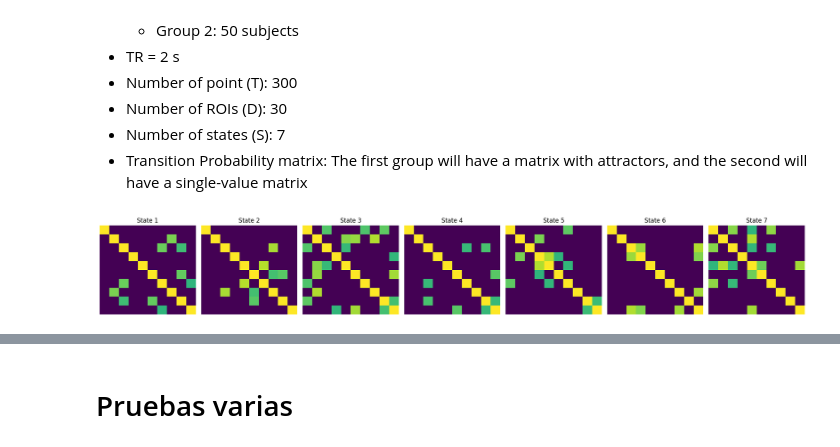
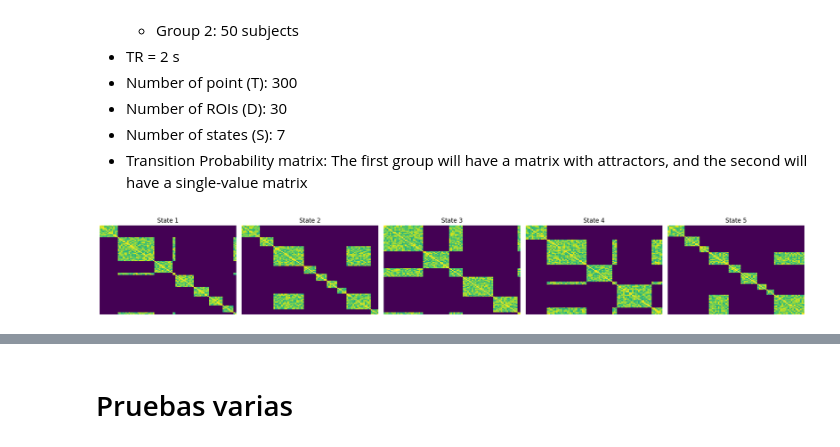
Before and after one commit to JSantis5/Dynamic_Embedding, a Jupyter notebook: Data_Generation.ipynb, the cells around one changed output, grey strips where cells are left out. Saved outputs shown, nothing was run; the diff lists cells and outputs as text; code cells hidden in the pictures.

```diff
--- a/Data_Generation.ipynb
+++ b/Data_Generation.ipynb
@@ -399,12 +382,13 @@ TR = 2.0
 T  = 300
 timeline = np.arange(0, T*TR, TR)     # N_pts = T
 
-n_subjects1 = 400
+n_subjects1 = 200
 n_subjects2 = 50
 
 # Dwell times
 # Longer
-dur_params1 = [(4,5,8),(4,6,9),(5,7,9),(5,6,7),(5,6,9),(4,6,7),(4,6,8)] # Vidaurre et al "Brain network dynamics are hierarchically organized in time", 2017
+#dur_params1 = [(4,5,8),(4,6,9),(5,7,9),(5,6,7),(5,6,9),(4,6,7),(4,6,8)] # Vidaurre et al "Brain network dynamics are hierarchically organized in time", 2017
+dur_params1 = [(5,7,9)]*7
 # Shorter
 dur_params2 = [(4,5,6)]*7
 # States of Group 2
@@ -416,13 +400,18 @@ sep_bwn_ons = 7#################
 
 #Transition matrix################################
 
-P = np.array([[0. , 0.21, 0.22, 0.18, 0.21, 0.1, 0.08],
-    [0.1, 0., 0.27, 0.17, 0.09, 0.2, 0.17],
-    [0.12, 0.16, 0., 0.27, 0.09, 0.19, 0.17],
-    [0.13, 0.18, 0.26, 0., 0.11, 0.12, 0.2],
-    [0.11, 0.18, 0.12, 0.15, 0. , 0.17, 0.27],
-    [0.13, 0.18, 0.12, 0.21, 0.12, 0. ,  0.24],
-    [0.18, 0.18, 0.17, 0.17, 0.11, 0.19, 0.  ]])
+# P = np.array([[0. , 0.21, 0.22, 0.18, 0.21, 0.1, 0.08],
+#     [0.1, 0., 0.27, 0.17, 0.09, 0.2, 0.17],
+#     [0.12, 0.16, 0., 0.27, 0.09, 0.19, 0.17],
+#     [0.13, 0.18, 0.26, 0., 0.11, 0.12, 0.2],
+#     [0.11, 0.18, 0.12, 0.15, 0. , 0.17, 0.27],
+#     [0.13, 0.18, 0.12, 0.21, 0.12, 0. ,  0.24],
+#     [0.18, 0.18, 0.17, 0.17, 0.11, 0.19, 0.  ]])
+
+# Transition matrix with no atractors
+P = np.ones([5,5])
+np.fill_diagonal(P,0)
+P = normalize(P, axis=1, norm='l1')
 
 rng = np.random.default_rng(42)
 for j in range(2):
@@ -440,6 +429,12 @@ for j in range(2):
 
   for i in range(n_subjects1):
 
+      if ((j==0) or ((j==1) and (i<128))): # This part is only for run the code if it has been interrupted
+          _ = int(rng.choice(np.arange(1, 10000, 1)))
+          print(f"Skipping subject {i+1}")
+
+          continue
+
       print(f"Generating Subject {i+1}...")
       seed = int(rng.choice(np.arange(1, 10000, 1)))
       sample, states_dur, segments_indx_by_states = dyn_bmn.gen_state_sequence(timeline, S=S,P=P, dur_params=dur_params, time_offset=10, seed=seed)
@@ -455,7 +450,8 @@ for j in range(2):
       BalloonNetwork = dyn_bmn.Dyn_BalloonModelNetwork(timeline, U, sample, FC_states, states_dur, TR=TR, P=P)
 
       #filename = f"d2group{j}_subj{i:03d}.npz" # 40 ROIs
-      filename = f"10ROIgroup{j+1}_subj{i+1:03d}.npz" # 10 ROIs
+      #filename = f"10ROIgroup{j+1}_subj{i+1:03d}.npz" # 10 ROIs
+      filename = f"{D}ROIgroup{j+1}_subj{i+1:03d}.npz"
       filepath = os.path.join(save_dir, filename)
 
       # Save the file
@@ -495,22 +491,26 @@ This code generates two groups with diferences in their transition probability m
 # %%
 # Generation of states
 #D = 30 #30 ROIs
-D=10 #10 ROIs
-S = 7
+D = 90 #10 ROIs
+S = 5
 #States of Group 1
 #FC_states = dyn_bmn.gen_states_A(S, D, N_conns=[10,15,20,12,10,5,12], sym=True, seed=40) # 30 ROIs
-FC_states = dyn_bmn.gen_states_A(S, D, N_conns=[5,4,10,4,6,4,8], sym=True, seed=12) # 10 ROIs
+#FC_states = dyn_bmn.gen_states_A(S, D, N_conns=[5,4,10,4,6,4,8], sym=True, seed=12) # 10 ROIs
+FC_states = dyn_bmn.gen_states_modular_A(S, D, n_modules=(4,9), intra_range=(0.6,0.95), # 90 ROIs
+                                          n_extra_per_module=50,
+                                          sym=True,
+                                          seed=50)
 
 
 # Visualize the matrices in FC_states1
 fig, axes = plt.subplots(1, len(FC_states), figsize=(20, 3))
 for i, state_matrix in enumerate(FC_states):
     sns.heatmap(state_matrix, ax=axes[i], cmap='viridis', cbar=False)
     axes[i].set_title(f'State {i+1}')
     axes[i].set_xticks([])
     axes[i].set_yticks([])
 #plt.title("FC matrices of states")
 plt.tight_layout()
 plt.show()
 # %% [output]
-[figure, old version]
+[figure, new version]
```
Also changed, not shown: parts of 13 cells of this notebook.
